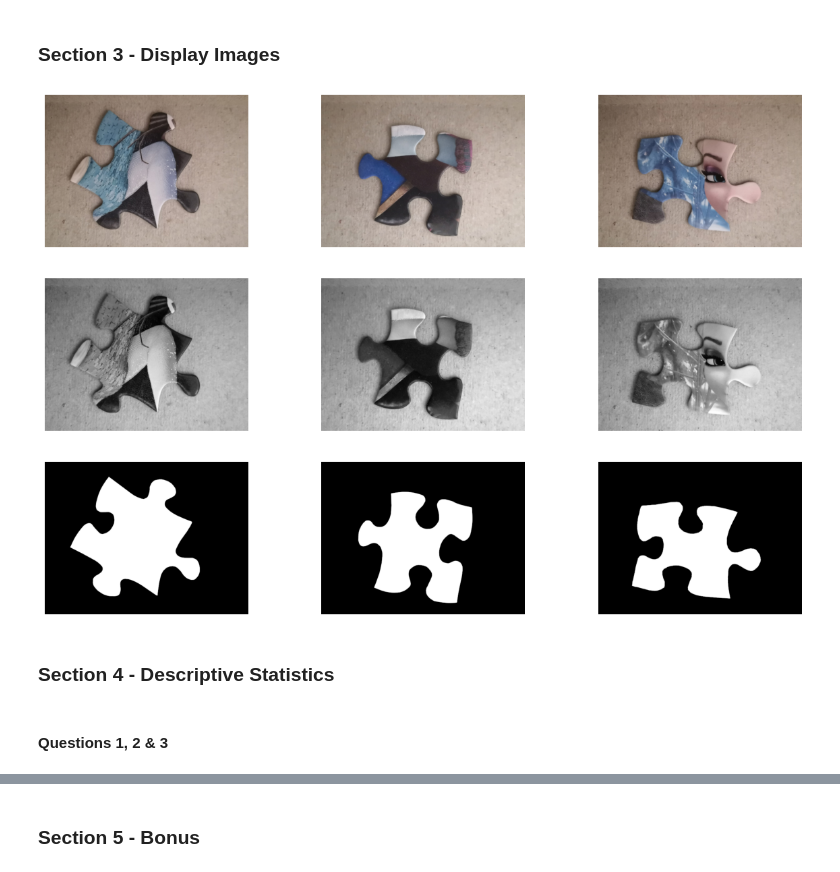
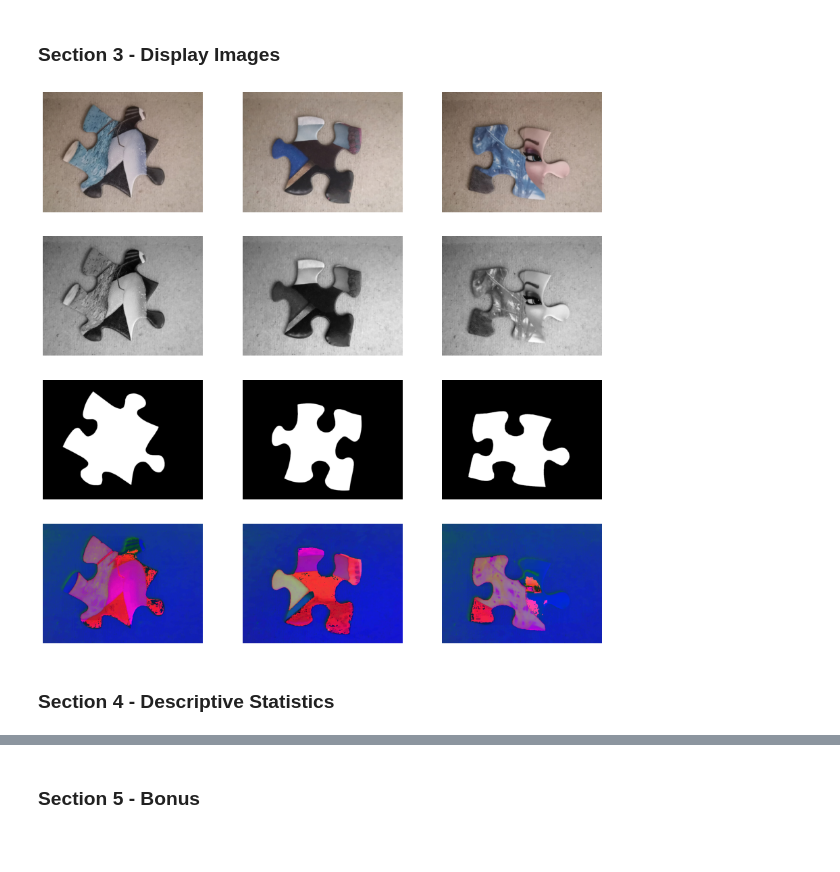
Before and after one commit to mamello-justice/computer-vision, a Jupyter notebook: work/Lab1.ipynb, the cells around one changed output, grey strips where cells are left out. Drawn from its saved outputs; the diff is of its cells as text; code cells hidden in the pictures; blank space fills up the shorter version.

```diff
--- a/work/Lab1.ipynb
+++ b/work/Lab1.ipynb
@@ -42,12 +42,20 @@ images = [image_35, image_83, image_110]
 num_images = len(images)
 
 # Grayscale
-grayscale_35 = skimage.color.rgb2gray(image_35)
-grayscale_83 = skimage.color.rgb2gray(image_83)
-grayscale_110 = skimage.color.rgb2gray(image_110)
+grayscale_35 = color.rgb2gray(image_35)
+grayscale_83 = color.rgb2gray(image_83)
+grayscale_110 = color.rgb2gray(image_110)
 
 grayscales = [grayscale_35, grayscale_83, grayscale_110]
 num_grayscales = len(grayscales)
+
+# HSV
+hsv_35 = color.rgb2hsv(image_35)
+hsv_83 = color.rgb2hsv(image_83)
+hsv_110 = color.rgb2hsv(image_110)
+
+hsvs = [hsv_35, hsv_83, hsv_110]
+num_hsvs = len(hsvs)
 
 # Masks
 mask_35 = np.array(cv2.imread("./assets/mask-35.png")[:,:,::-1], dtype=np.uint8)
@@ -62,22 +70,26 @@ all = images + masks
 # %% [markdown]
 ### Section 3 - Display Images
 # %%
-fig = plt.figure(figsize=(num_images * 5, 10))
+fig = plt.figure(figsize=(num_images * 5, 15))
 
-for image, grayscale, mask, i in zip(images, grayscales, masks, range(num_images)):
-    fig.add_subplot(3, num_images, i+1)
+for image, grayscale, mask, hsv, i in zip(images, grayscales, masks, hsvs, range(num_images)):
+    fig.add_subplot(4, num_images, i+1)
     plt.imshow(image)
     plt.axis('off')
 
-    fig.add_subplot(3, num_images, num_images+i+1)
+    fig.add_subplot(4, num_images, num_images+i+1)
     plt.imshow(grayscale, cmap="gray")
     plt.axis('off')
 
-    fig.add_subplot(3, 3, 2*num_images+i+1)
+    fig.add_subplot(4, num_images, 2*num_images+i+1)
     plt.imshow(mask)
     plt.axis('off')
+
+    fig.add_subplot(4, num_images, 3*num_images+i+1)
+    plt.imshow(hsv)
+    plt.axis('off')
 # %% [output]
-[figure, old version]
+[figure, new version]
 # %% [markdown]
 ### Section 4 - Descriptive Statistics
 # %%
@@ -114,2 +119,0 @@ rows = [
-# %% [markdown]
-#### Questions 1, 2 & 3
```
Also changed, not shown: parts of 26 cells of this notebook.
